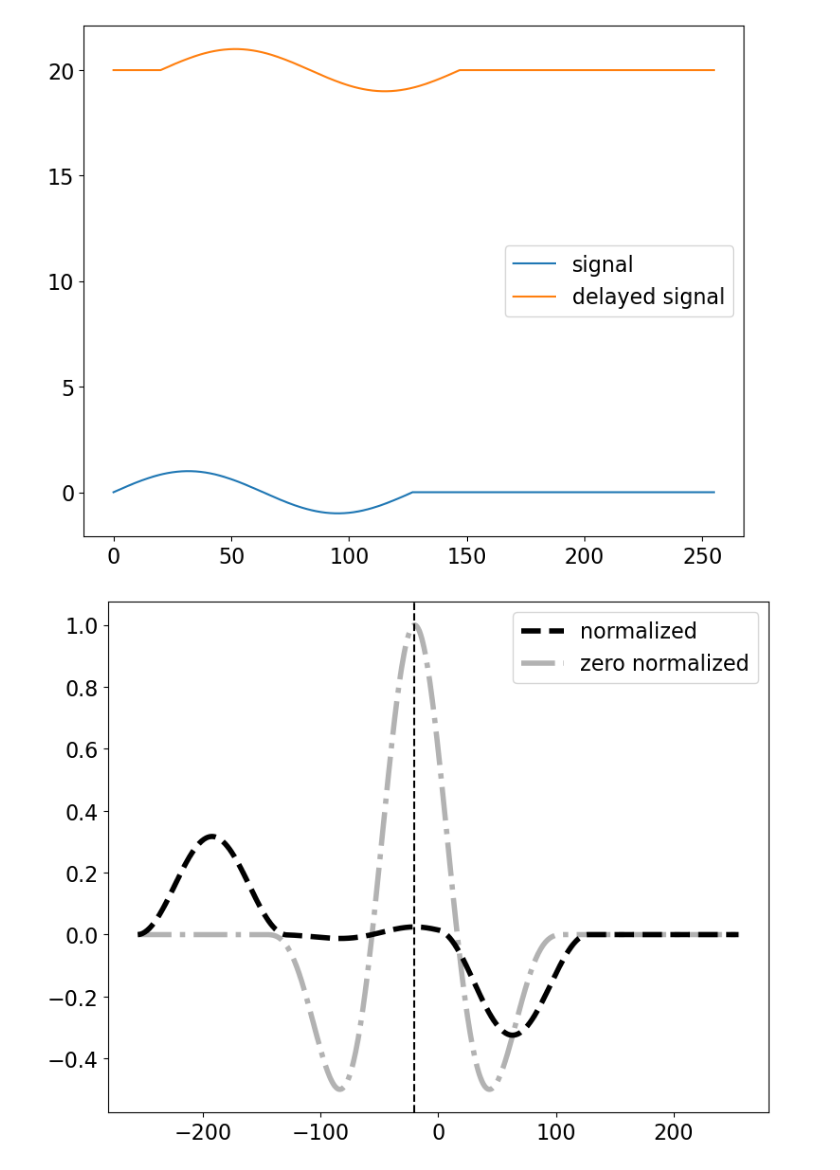
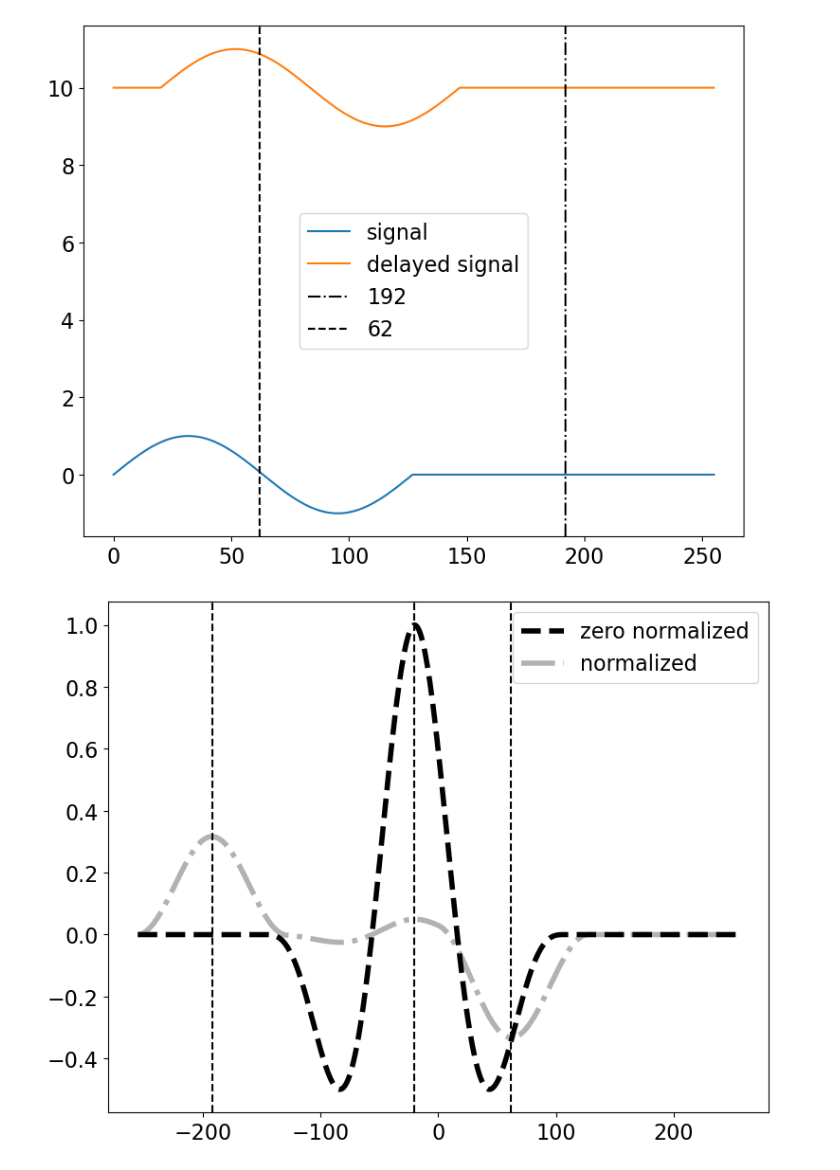
Before and after one commit to unmovingcastle/log, a Jupyter notebook: pueo_log/slides/scipy_correlate_behavior/zncc_vs_ncc.ipynb, the cells around one changed output. Cells and saved outputs as stored; diff of their text form; code cells hidden in the pictures.

```diff
--- a/pueo_log/slides/scipy_correlate_behavior/zncc_vs_ncc.ipynb
+++ b/pueo_log/slides/scipy_correlate_behavior/zncc_vs_ncc.ipynb
@@ -6,23 +6,25 @@ plt.rcParams.update({"font.size":16})
 # %%
 signal_length = 256
 pulse_length = 128
 delay = 20
 
 sig1 = np.zeros(signal_length)
 sig2 = np.zeros(signal_length)
 # make a single sine wave in the first half of signal 1
 sig1[:pulse_length] = np.sin(np.linspace(0,2 * np.pi, pulse_length))
 # for signal 2, delay the sine wave by 20 samples
 sig2[delay:delay+pulse_length]=sig1[:pulse_length]
-sig2+=20
+sig2+=10
 
 fig, ax = plt.subplots(1, figsize=(9,7))
 ax.plot(sig1,label='signal')
 ax.plot(sig2,label='delayed signal')
+ax.axvline(192, color='k', ls='-.', label='192')
+ax.axvline(62, color='k', ls='--', label='62')
 ax.legend()
 fig.savefig("img/two_signals_dc.png")
 # %% [output]
-[figure, old version]
+[figure, new version]
 # %%
 c = correlate(sig1,sig2)
 l = correlation_lags(len(sig1),len(sig2))
@@ -30,13 +32,12 @@ corr_ncc = correlate(sig1/np.sqrt(np.sum(sig1**2)), sig2/np.sqrt(np.sum(sig2**2)
 corr_zncc = correlate((sig1-np.mean(sig1))/np.std(sig1), (sig2-np.mean(sig2))/np.std(sig2)) / signal_length
 # %%
 fig, ax = plt.subplots(1, figsize=(9,7))
-# ax[0].plot(l,c, label='unnormalized')
-# ax[0].legend()
-ax.plot(l,corr_ncc, 'k--', lw=4, label='normalized')
-ax.plot(l,corr_zncc, 'k-.',alpha=0.3, lw=4, label='zero normalized')
+ax.plot(l,corr_zncc, 'k--', lw=4, label='zero normalized')
+ax.plot(l,corr_ncc, 'k-.',alpha=0.3, lw=4, label='normalized')
 ax.axvline(-20,c='k',ls='--')
+ax.axvline(-192,c='k',ls='--')
+ax.axvline(62,c='k',ls='--')
 ax.legend()
-# ax[0].set_title("Cross-Correlation between sig1 and sig2")
 fig.savefig("img/with_dc_ncc_vs_zncc.png")
 # %% [output]
-[figure, old version]
+[figure, new version]
```
Also changed, not shown: 3 other files.
